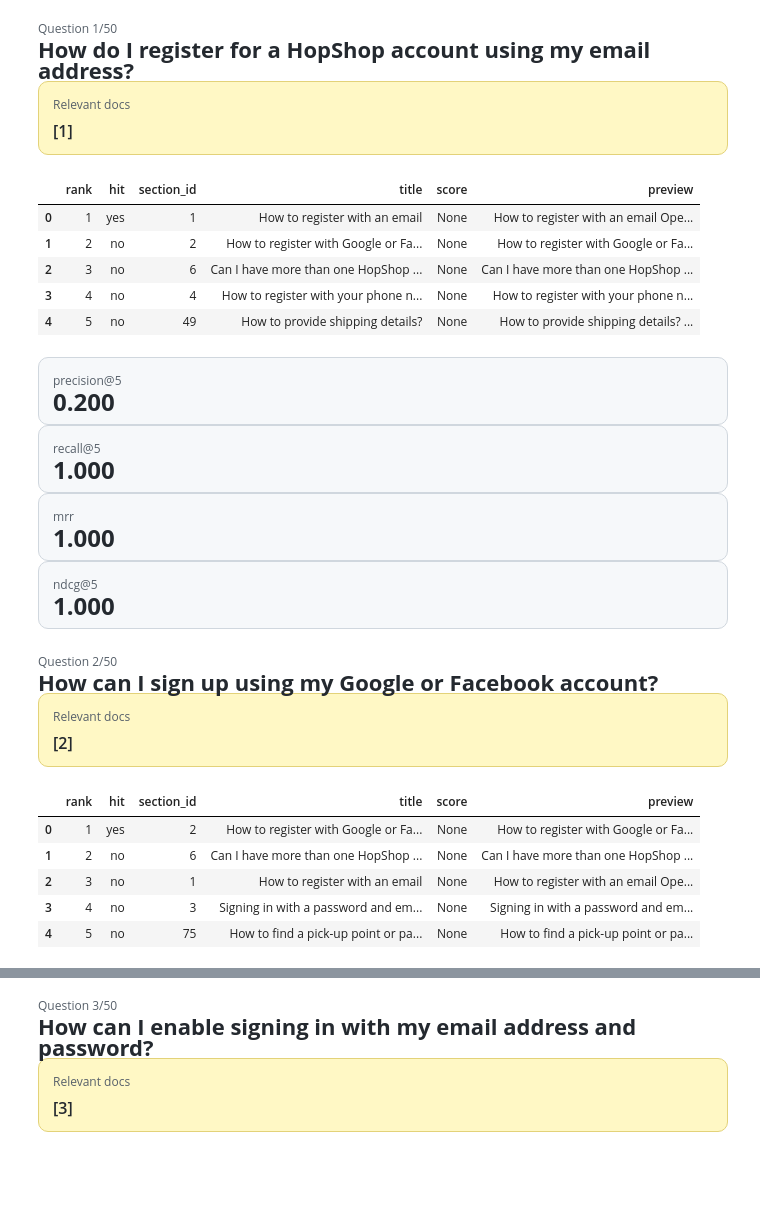
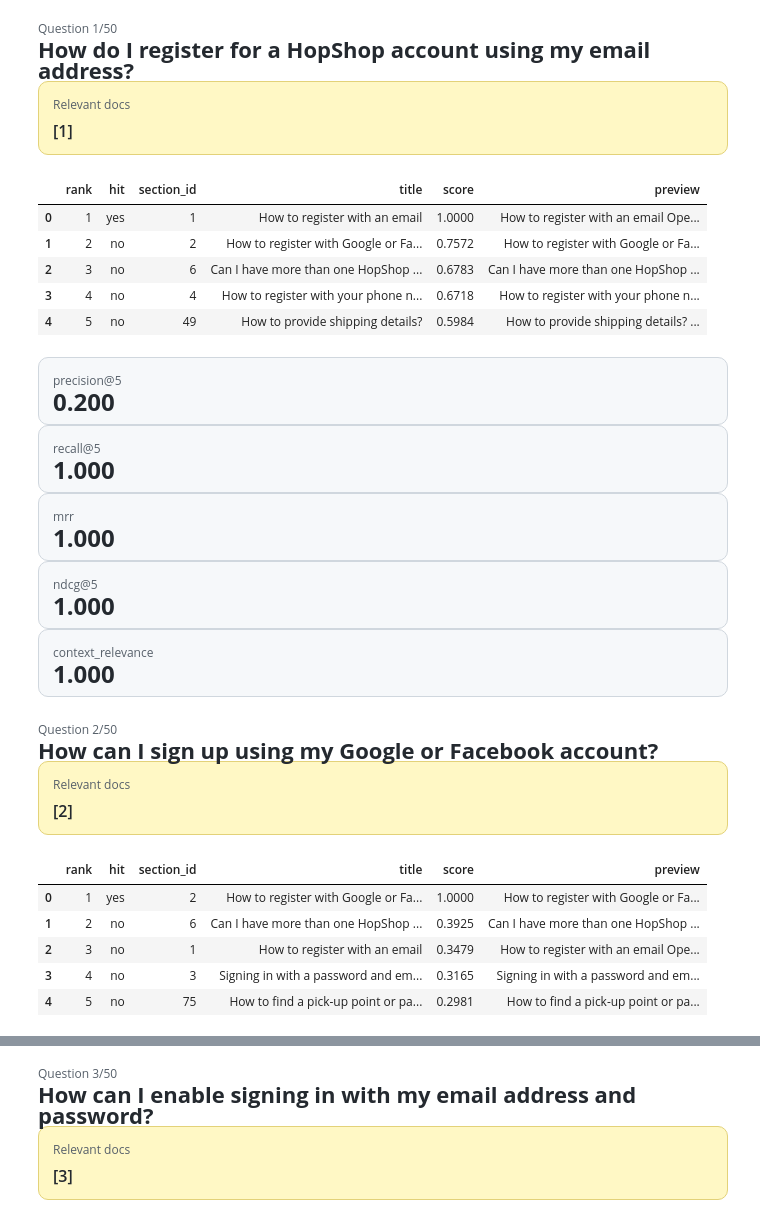
Before and after one commit to yeustsihneyeu/commerce-rag-assistant, a Jupyter notebook: notebooks/08_faq_retrieve_evaluating.ipynb, the cells around one changed output, grey strips where cells are left out. Cells and saved outputs as stored; diff of their text form; code cells hidden in the pictures; blank space fills up the shorter version.

```diff
--- a/notebooks/08_faq_retrieving.ipynb
+++ b/notebooks/08_faq_retrieve_evaluating.ipynb
@@ -95,7 +96,7 @@ def _render_question_report(test, nodes, metrics, index, total):
     filtered_metrics = {
             key: value
             for key, value in metrics.items()
-            if key.startswith("precision") or key.startswith("recall") or key == "mrr" or key.startswith("ndcg")
+            if key.startswith("precision") or key.startswith("recall") or key == "mrr" or key.startswith("ndcg") or key == "context_relevance"
     }
     _render_metrics(filtered_metrics)
     return {
@@ -106,7 +107,7 @@ def _render_question_report(test, nodes, metrics, index, total):
     }
 
 
-def evaluate_all_retrieval(limit=None, top_k=5, markdown_path=None):
+async def evaluate_all_retrieval(limit=None, top_k=5, markdown_path=None):
     """Render a readable retrieval report for the FAQ notebook."""
 
     tests = load_tests()
@@ -116,14 +117,19 @@ def evaluate_all_retrieval(limit=None, top_k=5, markdown_path=None):
 
     for index, test in enumerate(selected_tests, start=1):
         nodes = retrieving(test, top_k)
+
         metrics = evaluate_retrieval(test, nodes, k=top_k)
+
+        result = await context_relevance(ContextRelevanceWrapper(question=test.question, contexts=[_node_text(item) for item in nodes]))
+        metrics["context_relevance"] = result
         rows.append(metrics)
         question_report = _render_question_report(test, nodes, metrics, index=index, total=len(selected_tests))
         question_report.update({"index": index, "total": len(selected_tests)})
         question_reports.append(question_report)
 
+
     report_df = pd.DataFrame(rows)
-    metric_columns = [column for column in report_df.columns if column.startswith(("precision", "recall", "ndcg")) or column == "mrr"]
+    metric_columns = [column for column in report_df.columns if column.startswith(("precision", "recall", "ndcg")) or column in {"mrr", "context_relevance"}]
     summary_df = report_df[metric_columns].mean().to_frame(name="mean").T.round(3)
 
     display(HTML("<h2 style='margin:32px 0 12px;color:#24292f;'>Final metrics</h2>"))
@@ -140,18 +146,18 @@ def evaluate_all_retrieval(limit=None, top_k=5, markdown_path=None):
 
     return report_df
 # %%
-evaluate_all_retrieval(markdown_path="../reports/faq_retrieving_evaluation.md")
+await evaluate_all_retrieval(markdown_path="../reports/faq_retrieving_evaluation.md")
 # %% [output]
 Question 1/50
 How do I register for a HopShop account using my email address?
 Relevant docs
 [1]
 |  | rank | hit | section_id | title | score | preview |
-| 0 | 1 | yes | 1 | How to register with an email | None | How to register with an email Ope... |
-| 1 | 2 | no | 2 | How to register with Google or Fa... | None | How to register with Google or Fa... |
-| 2 | 3 | no | 6 | Can I have more than one HopShop ... | None | Can I have more than one HopShop ... |
-| 3 | 4 | no | 4 | How to register with your phone n... | None | How to register with your phone n... |
-| 4 | 5 | no | 49 | How to provide shipping details? | None | How to provide shipping details? ... |
+| 0 | 1 | yes | 1 | How to register with an email | 1.0000 | How to register with an email Ope... |
+| 1 | 2 | no | 2 | How to register with Google or Fa... | 0.7572 | How to register with Google or Fa... |
+| 2 | 3 | no | 6 | Can I have more than one HopShop ... | 0.6783 | Can I have more than one HopShop ... |
+| 3 | 4 | no | 4 | How to register with your phone n... | 0.6718 | How to register with your phone n... |
+| 4 | 5 | no | 49 | How to provide shipping details? | 0.5984 | How to provide shipping details? ... |
 precision@5
 0.200
 recall@5
@@ -160,16 +166,18 @@ mrr
 1.000
 ndcg@5
 1.000
+context_relevance
+1.000
 Question 2/50
 How can I sign up using my Google or Facebook account?
 Relevant docs
 [2]
 |  | rank | hit | section_id | title | score | preview |
-| 0 | 1 | yes | 2 | How to register with Google or Fa... | None | How to register with Google or Fa... |
-| 1 | 2 | no | 6 | Can I have more than one HopShop ... | None | Can I have more than one HopShop ... |
-| 2 | 3 | no | 1 | How to register with an email | None | How to register with an email Ope... |
-| 3 | 4 | no | 3 | Signing in with a password and em... | None | Signing in with a password and em... |
-| 4 | 5 | no | 75 | How to find a pick-up point or pa... | None | How to find a pick-up point or pa... |
+| 0 | 1 | yes | 2 | How to register with Google or Fa... | 1.0000 | How to register with Google or Fa... |
+| 1 | 2 | no | 6 | Can I have more than one HopShop ... | 0.3925 | Can I have more than one HopShop ... |
+| 2 | 3 | no | 1 | How to register with an email | 0.3479 | How to register with an email Ope... |
+| 3 | 4 | no | 3 | Signing in with a password and em... | 0.3165 | Signing in with a password and em... |
+| 4 | 5 | no | 75 | How to find a pick-up point or pa... | 0.2981 | How to find a pick-up point or pa... |
 precision@5
 0.200
 recall@5
```
Also changed, not shown: parts of 2 cells of this notebook, 23 other files.
